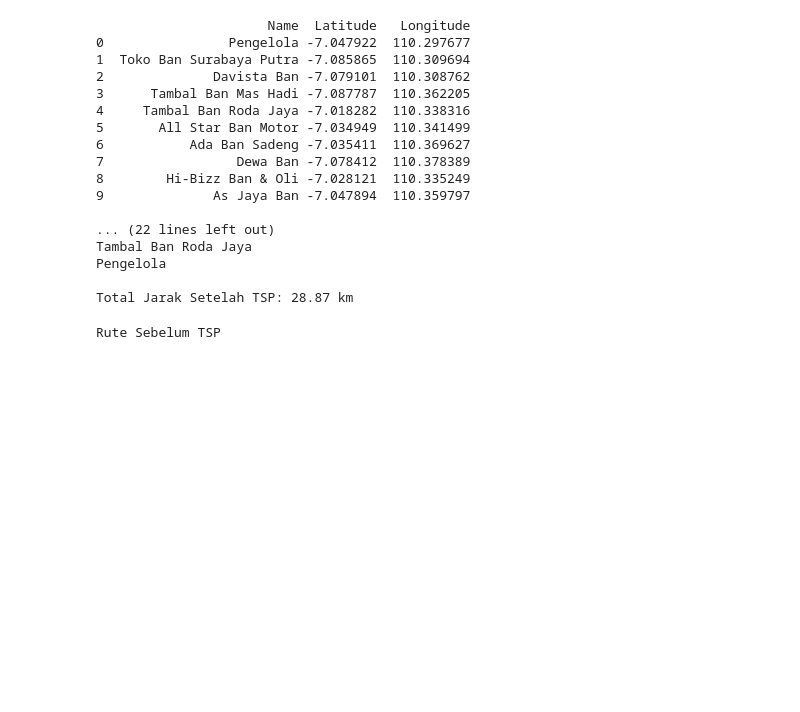
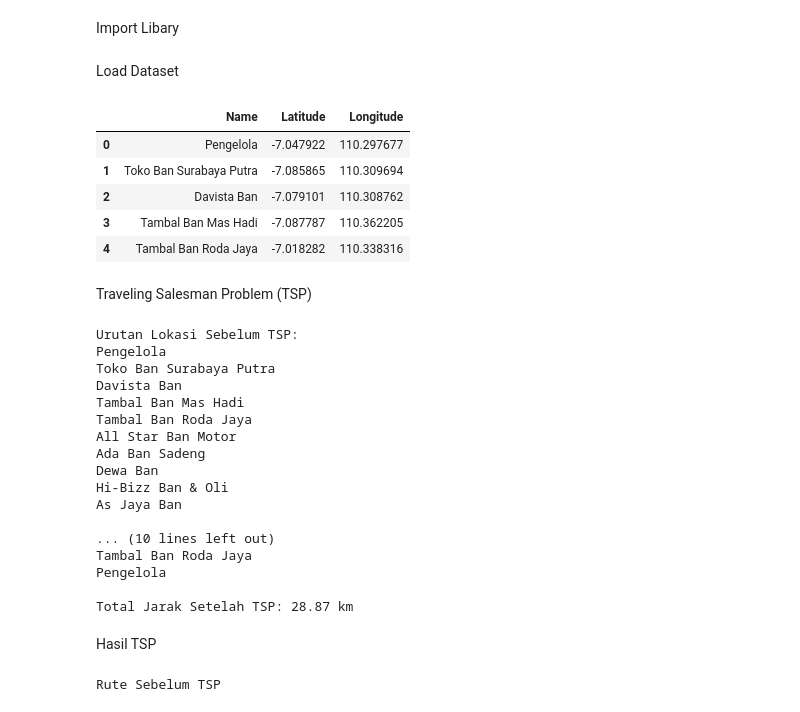
Before and after one commit to Alfaturachman/travelling-salesman-problem, a Jupyter notebook: Traveling_Salesman_Problem.ipynb, the cells around one changed output. Saved outputs shown, nothing was run; the diff lists cells and outputs as text; code cells hidden in the pictures; blank space fills up the shorter version.

Commit message:
fix dataset

```diff
--- a/Traveling_Salesman_Problem.ipynb
+++ b/Traveling_Salesman_Problem.ipynb
@@ -1,2 +1,4 @@
 # %% [markdown]
 <a href="https://colab.research.google.com/github/Alfaturachman/travelling-salesman-problem/blob/main/Traveling_Salesman_Problem.ipynb" target="_parent"><img src="https://colab.research.google.com/assets/colab-badge.svg" alt="Open In Colab"/></a>
+# %% [markdown]
+Import Libary
@@ -3,8 +9,20 @@
+# %% [markdown]
+Load Dataset
+# %%
+# Membaca data lokasi dari file Excel
+df = pd.read_excel('data_lokasi.xlsx')
+df.head()
+# %% [output]
+|  | Name | Latitude | Longitude |
+| 0 | Pengelola | -7.047922 | 110.297677 |
+| 1 | Toko Ban Surabaya Putra | -7.085865 | 110.309694 |
+| 2 | Davista Ban | -7.079101 | 110.308762 |
+| 3 | Tambal Ban Mas Hadi | -7.087787 | 110.362205 |
+| 4 | Tambal Ban Roda Jaya | -7.018282 | 110.338316 |
+# %% [markdown]
+Traveling Salesman Problem (TSP)
 # %%
-import pandas as pd
-import math
-
-# Haversine Formula untuk menghitung jarak antara dua titik di permukaan bumi menggunakan koordinat
+# Haversine Formula untuk menghitung jarak
 def haversine_distance(lat1, lon1, lat2, lon2):
     R = 6371  # Radius bumi dalam km
     lat1, lon1, lat2, lon2 = map(math.radians, [lat1, lon1, lat2, lon2])
@@ -53,11 +71,6 @@ def nearest_neighbor_tsp(distance_matrix):
 
     return tour, total_distance
 
-# Membaca data lokasi dari file Excel
-file_path = "data_lokasi.xlsx"
-df = pd.read_excel(file_path)
-print(df)
-
 # Mengonversi DataFrame ke format list of dictionaries
 locations = df.to_dict(orient="records")
 
@@ -77,21 +90,23 @@ for index in tour:
 
 print(f"\nTotal Jarak Setelah TSP: {total_distance:.2f} km")
 # %% [output]
-                      Name  Latitude   Longitude
-0                Pengelola -7.047922  110.297677
-1  Toko Ban Surabaya Putra -7.085865  110.309694
-2              Davista Ban -7.079101  110.308762
-3      Tambal Ban Mas Hadi -7.087787  110.362205
-4     Tambal Ban Roda Jaya -7.018282  110.338316
-5       All Star Ban Motor -7.034949  110.341499
-6           Ada Ban Sadeng -7.035411  110.369627
-7                 Dewa Ban -7.078412  110.378389
-8        Hi-Bizz Ban & Oli -7.028121  110.335249
-9              As Jaya Ban -7.047894  110.359797
+Urutan Lokasi Sebelum TSP:
+Pengelola
+Toko Ban Surabaya Putra
+Davista Ban
+Tambal Ban Mas Hadi
+Tambal Ban Roda Jaya
+All Star Ban Motor
+Ada Ban Sadeng
+Dewa Ban
+Hi-Bizz Ban & Oli
+As Jaya Ban
 
-... (22 lines left out)
+... (10 lines left out)
 Tambal Ban Roda Jaya
 Pengelola
 
 Total Jarak Setelah TSP: 28.87 km
+# %% [markdown]
+Hasil TSP
 # %%
```
Also changed, not shown: parts of 2 cells of this notebook.
